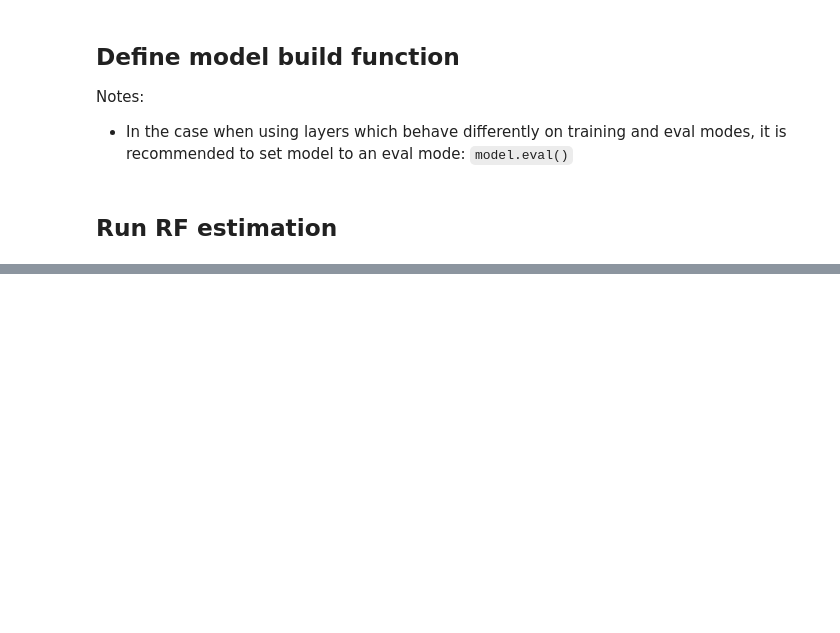
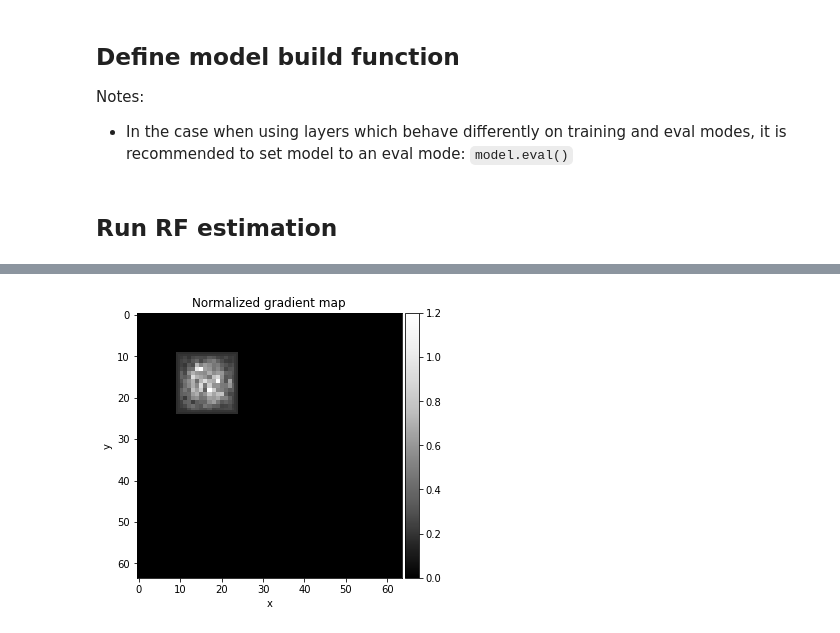
Before and after one commit to pprp/SimpleCVReproduction, a Jupyter notebook: easy-receptive-fields-pytorch/receptivefield/notebooks/minimal_example_with_pytorch_API.ipynb, the cells around one changed output, grey strips where cells are left out. Cells and saved outputs as stored; diff of their text form; code cells hidden in the pictures; blank space fills up the shorter version.

```diff
--- a/easy-receptive-fields-pytorch/receptivefield/notebooks/minimal_example_with_pytorch_API.ipynb
+++ b/easy-receptive-fields-pytorch/receptivefield/notebooks/minimal_example_with_pytorch_API.ipynb
@@ -86,0 +189,4 @@ rf.plot_gradient_at(fm_id=1, point=(9, 9))
+# %%
+rf.plot_gradient_at(fm_id=0, point=(5, 5))
+# %% [output]
+[figure, added]
```
Also changed, not shown: parts of 12 cells of this notebook, 13 other files.
